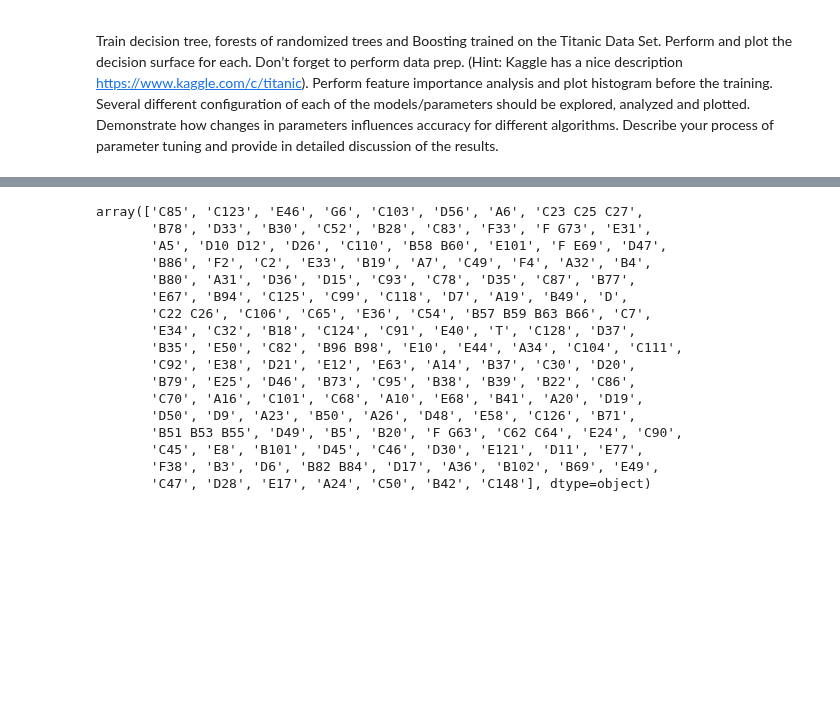
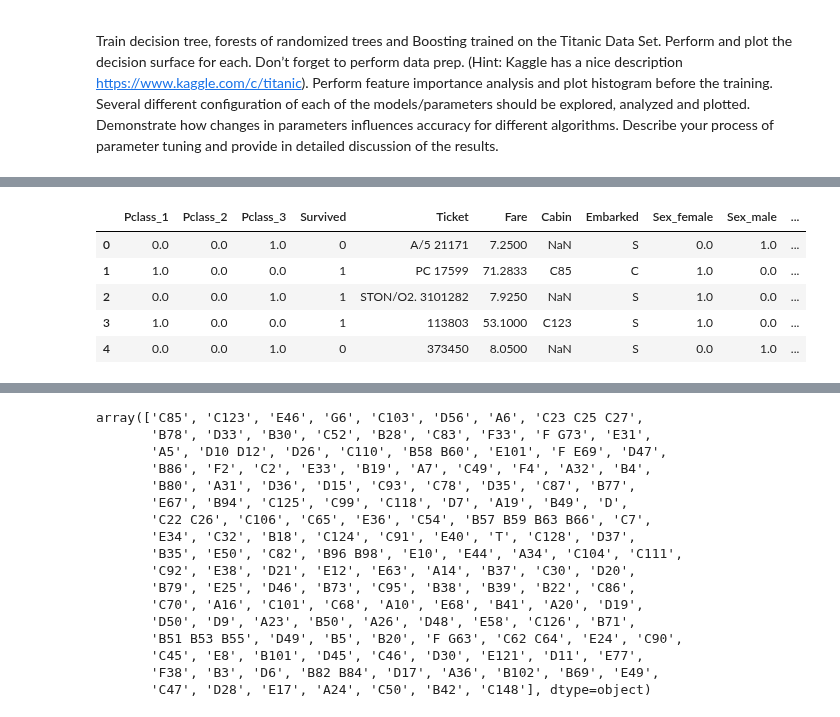
Before and after one commit to AnilKumarTeegala/DSE220_Machine_Learning, a Jupyter notebook: IPynb/3_AssignGalarnykMichael.ipynb, the cells around one changed output, grey strips where cells are left out. Drawn from its saved outputs; the diff is of its cells as text; code cells hidden in the pictures; blank space fills up the shorter version.

```diff
--- a/IPynb/3_AssignGalarnykMichael.ipynb
+++ b/IPynb/3_AssignGalarnykMichael.ipynb
@@ -34,0 +49,17 @@ Perform feature importance analysis and plot histogram before the training. Seve
+# %%
+famSizeSeries = pd.Series(train['SibSp']) + pd.Series(train['Parch'])
+try:
+    train.drop(['SibSp', 'Parch', 'Age'], axis=1, inplace=True)
+except:
+    pass
+
+familySize = pd.DataFrame(data = famSizeSeries, columns = ['FamilySize'])
+train = pd.concat([train, familySize], axis = 1)
+train.head()
+# %% [output]
+|  | Pclass_1 | Pclass_2 | Pclass_3 | Survived | Ticket | Fare | Cabin | Embarked | Sex_female | Sex_male | ... |
+| 0 | 0.0 | 0.0 | 1.0 | 0 | A/5 21171 | 7.2500 | NaN | S | 0.0 | 1.0 | ... |
+| 1 | 1.0 | 0.0 | 0.0 | 1 | PC 17599 | 71.2833 | C85 | C | 1.0 | 0.0 | ... |
+| 2 | 0.0 | 0.0 | 1.0 | 1 | STON/O2. 3101282 | 7.9250 | NaN | S | 1.0 | 0.0 | ... |
+| 3 | 1.0 | 0.0 | 0.0 | 1 | 113803 | 53.1000 | C123 | S | 1.0 | 0.0 | ... |
+| 4 | 0.0 | 0.0 | 1.0 | 0 | 373450 | 8.0500 | NaN | S | 0.0 | 1.0 | ... |
```
Also changed, not shown: parts of 11 cells of this notebook, 2 other files.
